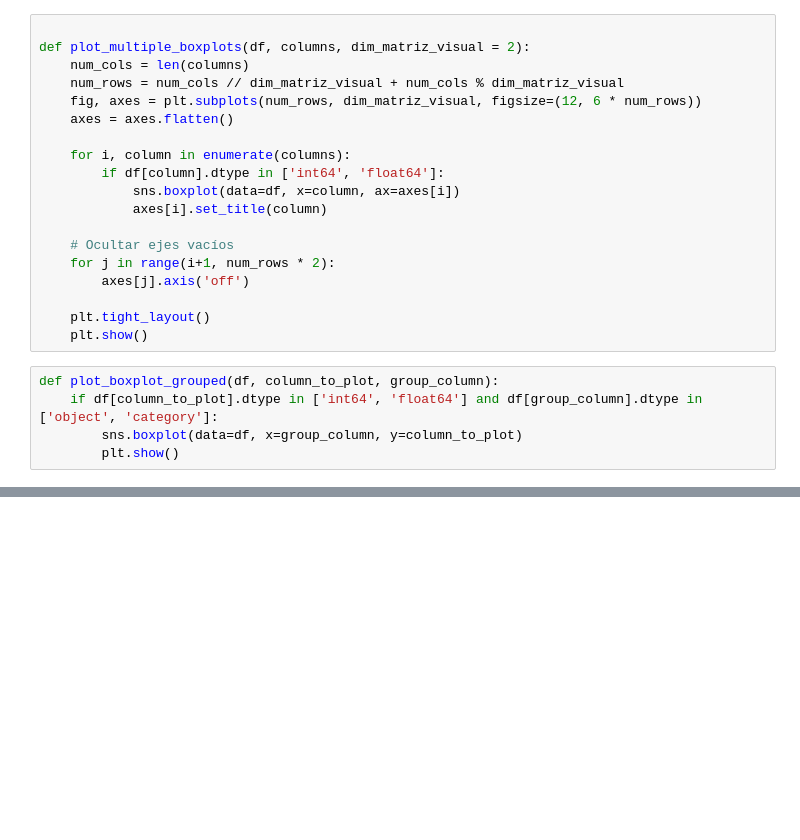
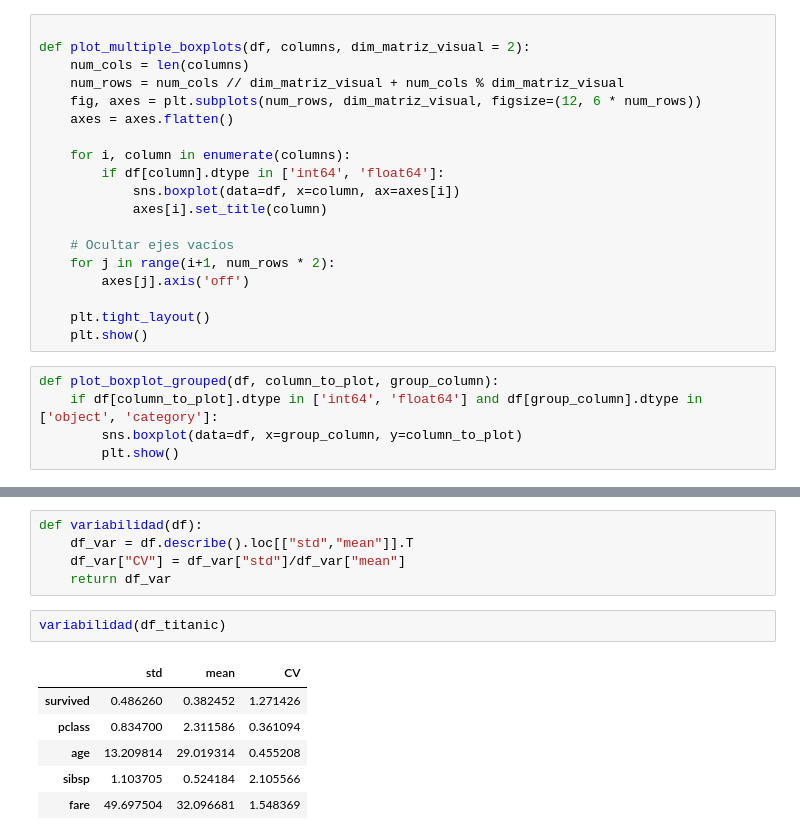
Before and after one commit to AnaCoFra/DS-Online-Ana-Corrochano, a Jupyter notebook: 03_Data_Analysis/Sprint_07/Unidad_01_Estadistica_Descriptiva_Univariante/03_Practica_Obligatoria/18_Practica_Obligatoria_Univariante.ipynb, the cells around one changed output, grey strips where cells are left out. Drawn from its saved outputs; the diff is of its cells as text; blank space fills up the shorter version.

```diff
--- a/03_Data_Analysis/Sprint_07/Unidad_01_Estadistica_Descriptiva_Univariante/03_Practica_Obligatoria/18_Practica_Obligatoria_Univariante.ipynb
+++ b/03_Data_Analysis/Sprint_07/Unidad_01_Estadistica_Descriptiva_Univariante/03_Practica_Obligatoria/18_Practica_Obligatoria_Univariante.ipynb
@@ -394,0 +401,14 @@ AttributeError: module 'matplotlib' has no attribute 'subplots'
+# %%
+def variabilidad(df):
+    df_var = df.describe().loc[["std","mean"]].T
+    df_var["CV"] = df_var["std"]/df_var["mean"]
+    return df_var
+# %%
+variabilidad(df_titanic)
+# %% [output]
+|  | std | mean | CV |
+| survived | 0.486260 | 0.382452 | 1.271426 |
+| pclass | 0.834700 | 2.311586 | 0.361094 |
+| age | 13.209814 | 29.019314 | 0.455208 |
+| sibsp | 1.103705 | 0.524184 | 2.105566 |
+| fare | 49.697504 | 32.096681 | 1.548369 |
```
Also changed, not shown: parts of 5 cells of this notebook.
